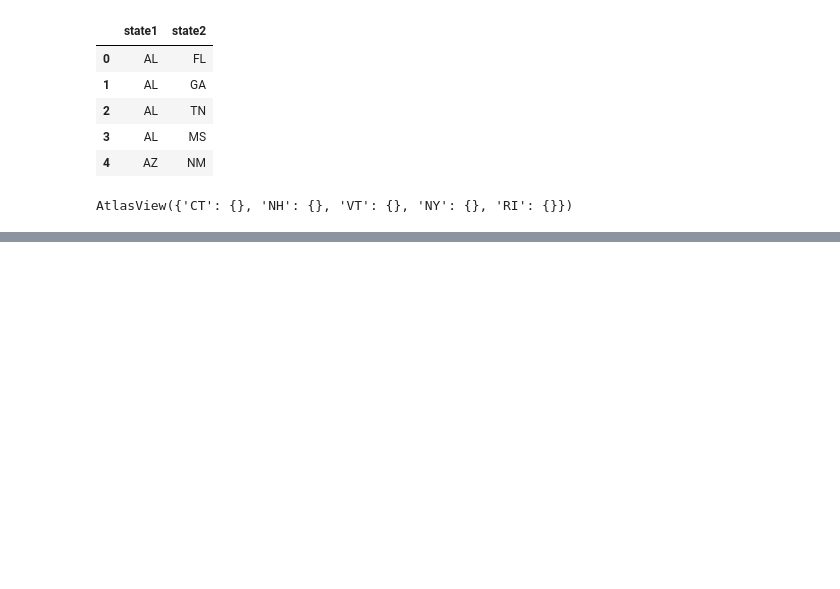
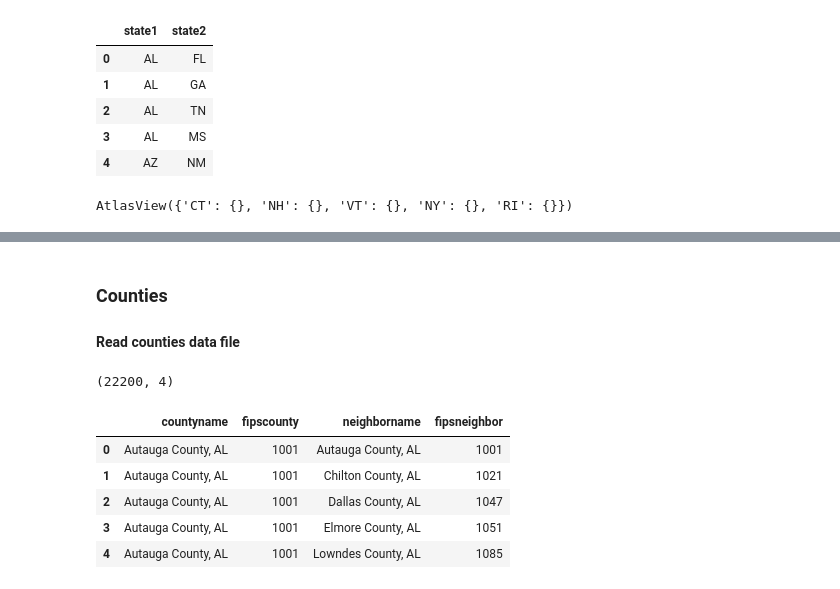
Before and after one commit to samar14641/covid-us-networks, a Jupyter notebook: network_builder.ipynb, the cells around one changed output, grey strips where cells are left out. Saved outputs shown, nothing was run; the diff lists cells and outputs as text; code cells hidden in the pictures; blank space fills up the shorter version.

```diff
--- a/network_builder.ipynb
+++ b/network_builder.ipynb
@@ -71,0 +76,18 @@ plt.close()
+# %% [markdown]
+### Counties
+
+#### Read counties data file
+# %%
+counties = pd.read_csv(os.getcwd() + '/Data/county_adjacency.csv')
+counties.shape
+# %% [output]
+(22200, 4)
+# %%
+counties.head()
+# %% [output]
+|  | countyname | fipscounty | neighborname | fipsneighbor |
+| 0 | Autauga County, AL | 1001 | Autauga County, AL | 1001 |
+| 1 | Autauga County, AL | 1001 | Chilton County, AL | 1021 |
+| 2 | Autauga County, AL | 1001 | Dallas County, AL | 1047 |
+| 3 | Autauga County, AL | 1001 | Elmore County, AL | 1051 |
+| 4 | Autauga County, AL | 1001 | Lowndes County, AL | 1085 |
```
Also changed, not shown: parts of 15 cells of this notebook, 5 other files.
